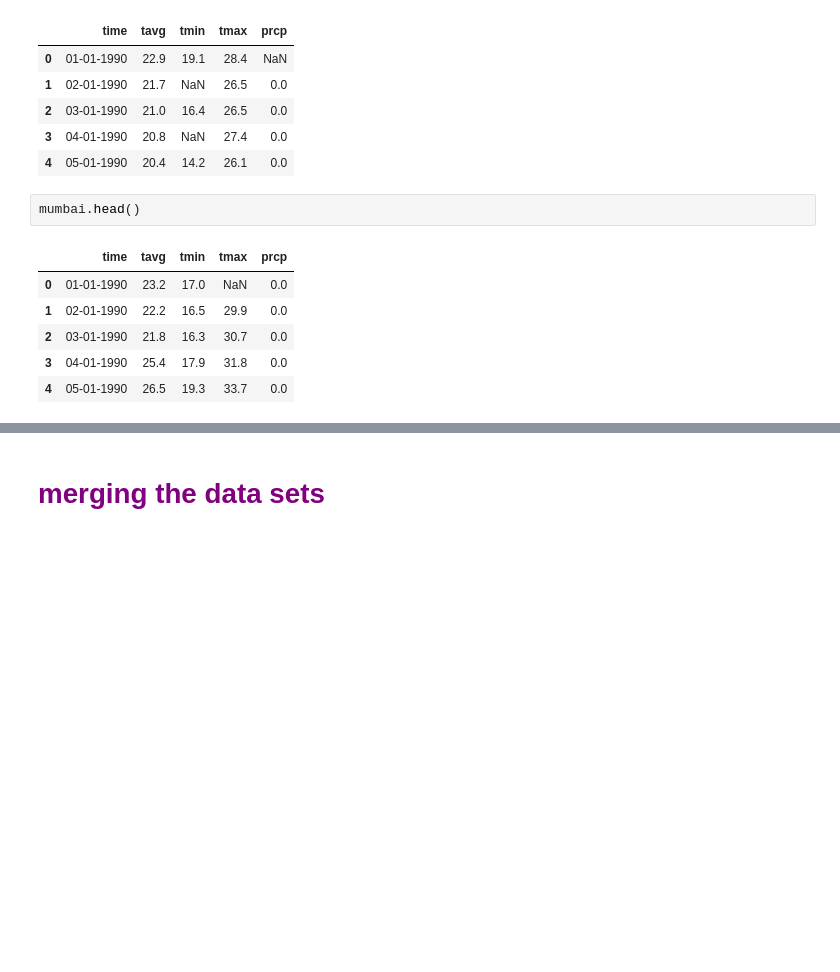
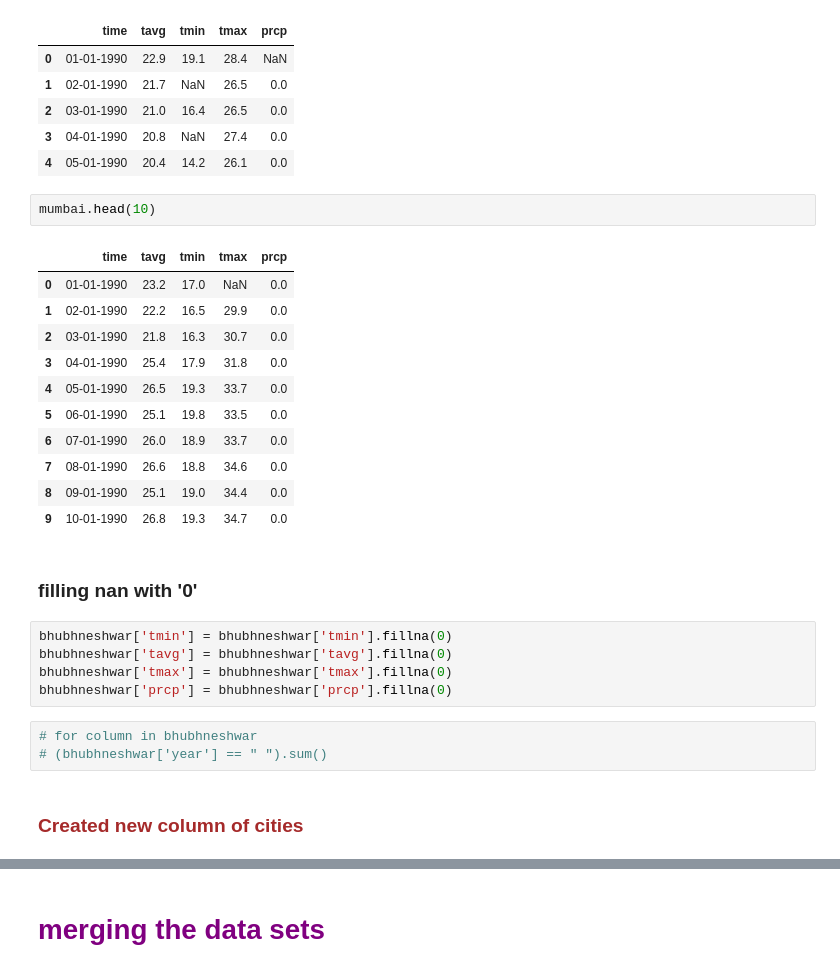
Before and after one commit to Madhukumarmogulla/wheather-data-prediction, a Jupyter notebook: my_project_1(EDA).ipynb, the cells around one changed output, grey strips where cells are left out. Drawn from its saved outputs; the diff is of its cells as text; blank space fills up the shorter version.

```diff
--- a/my_project_1(EDA).ipynb
+++ b/my_project_1(EDA).ipynb
@@ -168,11 +225,28 @@ bangalore.head()
 | 3 | 04-01-1990 | 20.8 | NaN | 27.4 | 0.0 |
 | 4 | 05-01-1990 | 20.4 | 14.2 | 26.1 | 0.0 |
 # %%
-mumbai.head()
+mumbai.head(10)
 # %% [output]
 |  | time | tavg | tmin | tmax | prcp |
 | 0 | 01-01-1990 | 23.2 | 17.0 | NaN | 0.0 |
 | 1 | 02-01-1990 | 22.2 | 16.5 | 29.9 | 0.0 |
 | 2 | 03-01-1990 | 21.8 | 16.3 | 30.7 | 0.0 |
 | 3 | 04-01-1990 | 25.4 | 17.9 | 31.8 | 0.0 |
 | 4 | 05-01-1990 | 26.5 | 19.3 | 33.7 | 0.0 |
+| 5 | 06-01-1990 | 25.1 | 19.8 | 33.5 | 0.0 |
+| 6 | 07-01-1990 | 26.0 | 18.9 | 33.7 | 0.0 |
+| 7 | 08-01-1990 | 26.6 | 18.8 | 34.6 | 0.0 |
+| 8 | 09-01-1990 | 25.1 | 19.0 | 34.4 | 0.0 |
+| 9 | 10-01-1990 | 26.8 | 19.3 | 34.7 | 0.0 |
+# %% [markdown]
+### filling nan with '0'
+# %%
+bhubhneshwar['tmin'] = bhubhneshwar['tmin'].fillna(0)
+bhubhneshwar['tavg'] = bhubhneshwar['tavg'].fillna(0)
+bhubhneshwar['tmax'] = bhubhneshwar['tmax'].fillna(0)
+bhubhneshwar['prcp'] = bhubhneshwar['prcp'].fillna(0)
+# %%
+# for column in bhubhneshwar
+# (bhubhneshwar['year'] == " ").sum()
+# %% [markdown]
+### <font color = 'brown'>Created new column of cities</font>
```
Also changed, not shown: parts of 186 cells of this notebook.
